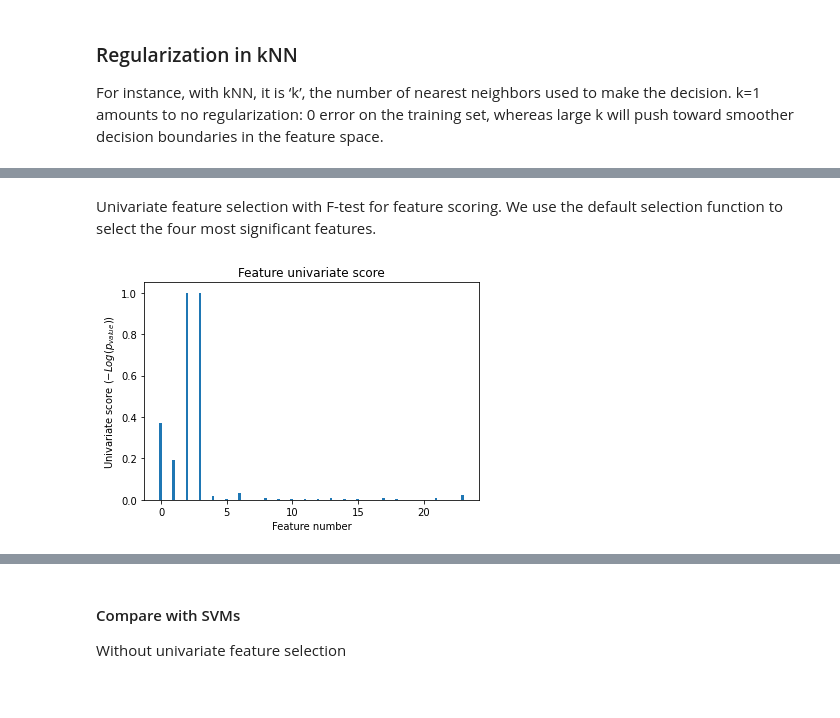
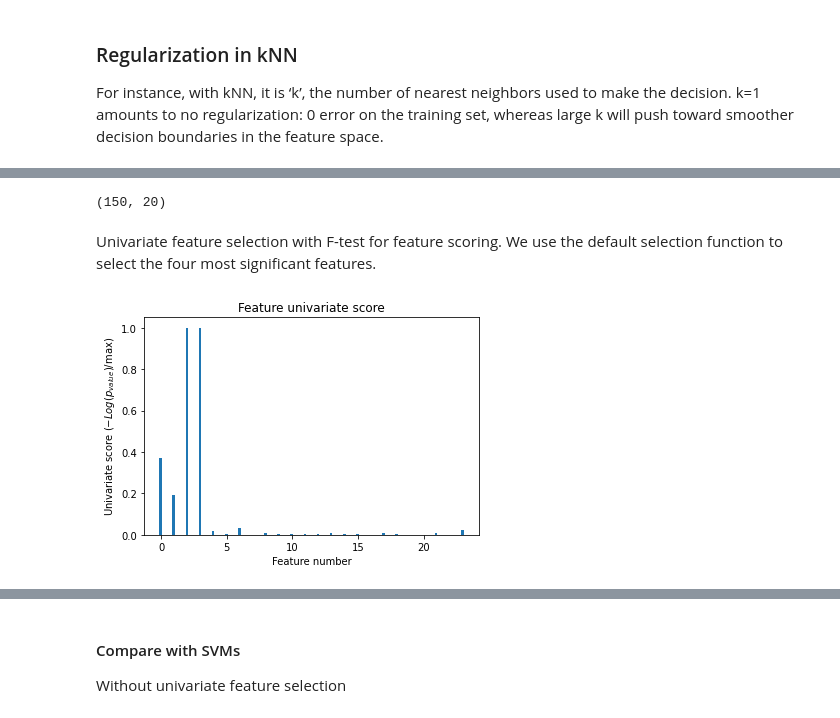
Before and after one commit to esterpantaleo/machine_learning_phd_course, a Jupyter notebook: 3.The_curse_of_dimensionality_tutorial.ipynb, the cells around one changed output, grey strips where cells are left out. Cells and saved outputs as stored; diff of their text form; code cells hidden in the pictures.

```diff
--- a/3.The_curse_of_dimensionality_tutorial.ipynb
+++ b/3.The_curse_of_dimensionality_tutorial.ipynb
@@ -264,25 +320,29 @@ X = np.hstack((X, E))
 
 # Split dataset to select feature and evaluate the classifier
 X_train, X_test, y_train, y_test = train_test_split(X, y, stratify=y, random_state=0)
+# %%
+E.shape
+# %% [output]
+(150, 20)
 # %% [markdown]
 Univariate feature selection with F-test for feature scoring. We use the default selection function to select the four most significant features.
 # %%
 from sklearn.feature_selection import SelectKBest, f_classif
 
 selector = SelectKBest(f_classif, k=4)
 selector.fit(X_train, y_train)
 scores = -np.log10(selector.pvalues_)
 scores /= scores.max()
 
 import matplotlib.pyplot as plt
 
 X_indices = np.arange(X.shape[-1])
 plt.figure(1)
 plt.clf()
 plt.bar(X_indices - 0.05, scores, width=0.2)
 plt.title("Feature univariate score")
 plt.xlabel("Feature number")
-plt.ylabel(r"Univariate score ($-Log(p_{value})$)")
+plt.ylabel(r"Univariate score ($-Log(p_{value})$/max)")
 plt.show()
 # %% [output]
-[figure, old version]
+[figure, new version]
```
Also changed, not shown: parts of 29 cells of this notebook, 12 other files.
